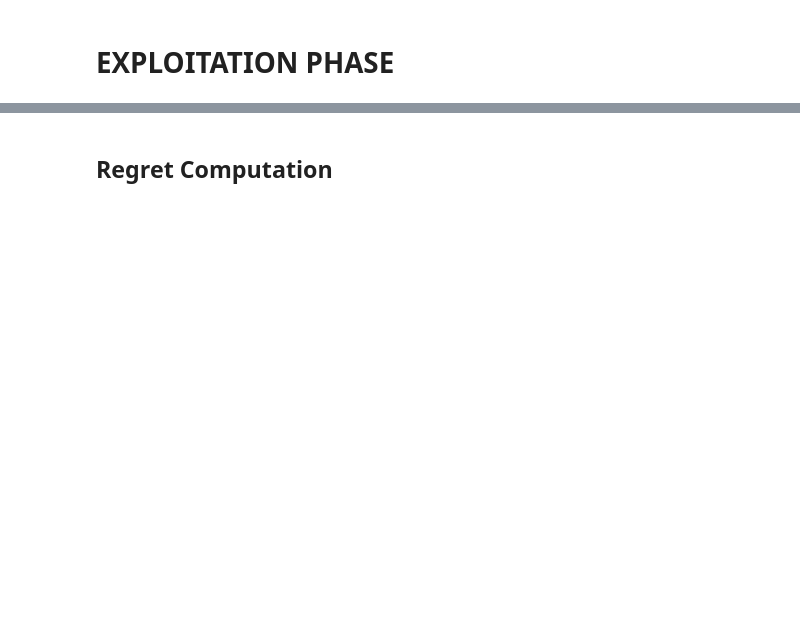
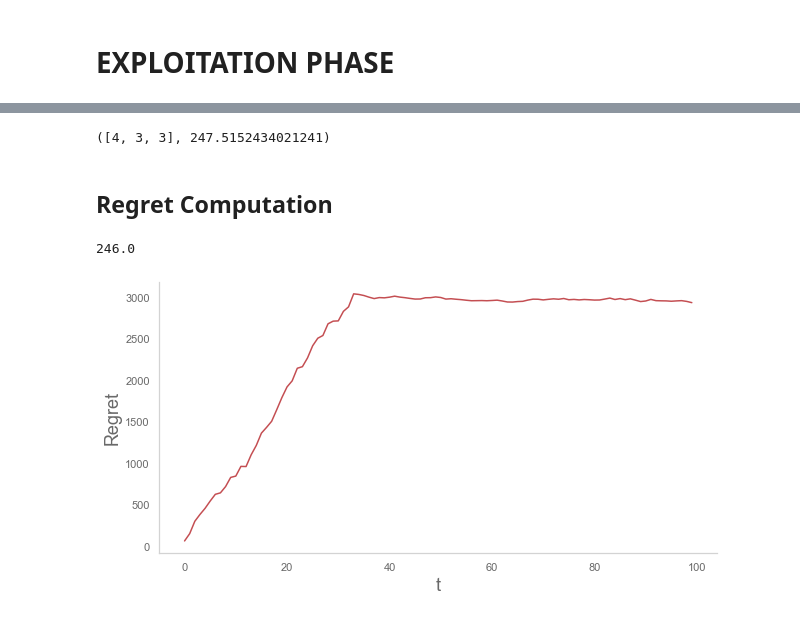
Before and after one commit to damiano1996/DataIntelligenceApplications, a Jupyter notebook: project/part_2/Testing_part_2.ipynb, the cells around one changed output, grey strips where cells are left out. Cells and saved outputs as stored; diff of their text form; code cells hidden in the pictures; blank space fills up the shorter version.

```diff
--- a/project/part_2/Testing_part_2.ipynb
+++ b/project/part_2/Testing_part_2.ipynb
@@ -88,7 +127,7 @@ TypeError: fit_table() missing 1 required positional argument: 'table_all_Subs'
 for i in range(0, n_obs_exploitation):
     clicks = []
 
-    pulled = Optimizer.fit_table(table_all_Subs)[0]
+    pulled = fit_table(table_all_Subs)[0]
 
     clicks = env.round(pulled[0],pulled[1],pulled[2])
 
@@ -113,4 +156,6 @@ for s in range(0,n_subcamp):
 # %%
-print(Optimizer.fit_table(table_all_Subs))
+print(fit_table(table_all_Subs))
+# %% [output]
+([4, 3, 3], 247.5152434021241)
 # %% [markdown]
 ## Regret Computation
@@ -124,17 +162,20 @@ print(Optimizer.fit_table(all_optimal_subs))
 # %%
 # list of the collected reward
 rewards_per_experiment = []
-opt = Optimizer.fit_table(all_optimal_subs)[1]
+opt = fit_table(all_optimal_subs)[1]
 print(opt)
 
 for i in range(0,n_obs):
     num_clicks_day_i = total_click_each_day.values[i][3]  \
                        + total_click_each_day.values[i][4] \
                        + total_click_each_day.values[i][5]
     rewards_per_experiment.append(num_clicks_day_i)
 
 plt.figure(0)
 plt.ylabel("Regret")
 plt.xlabel("t")
 plt.plot(np.cumsum(opt - rewards_per_experiment, axis=0), 'r')
 plt.show()
+# %% [output]
+246.0
+[figure, added]
```
Also changed, not shown: parts of 11 cells of this notebook, 6 other files.
